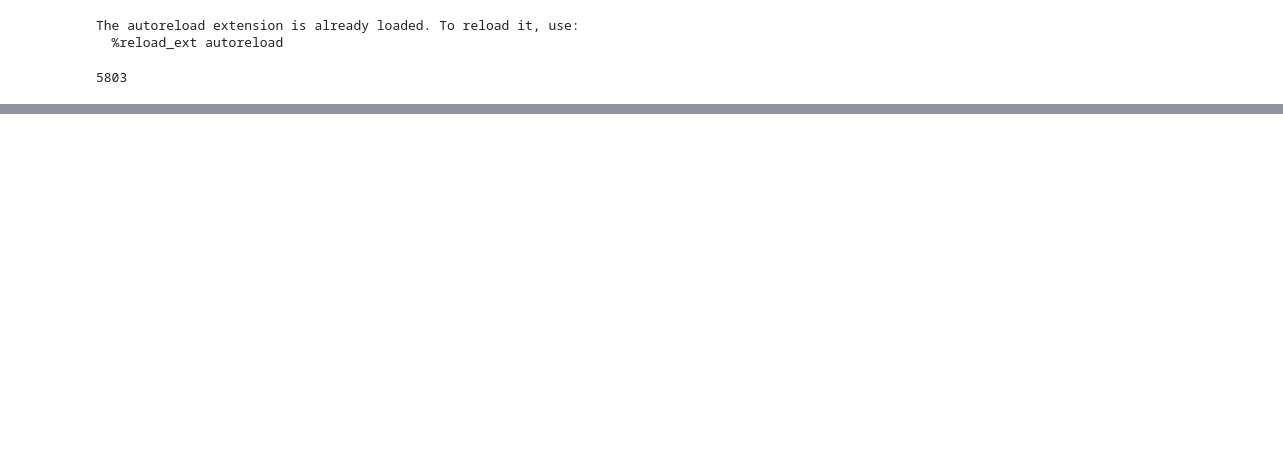
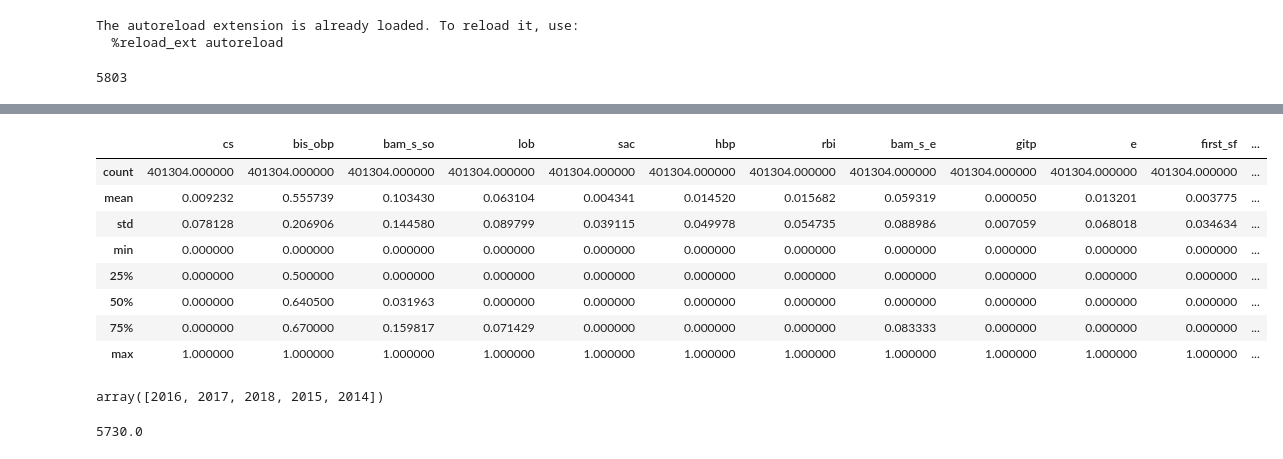
Before and after one commit to zaxcie/dfd, a Jupyter notebook: dfd/notebooks/1.0-kf-PredictRuns.ipynb, the cells around one changed output, grey strips where cells are left out. Saved outputs shown, nothing was run; the diff lists cells and outputs as text; code cells hidden in the pictures; blank space fills up the shorter version.

```diff
--- a/dfd/notebooks/1.0-kf-PredictRuns.ipynb
+++ b/dfd/notebooks/1.0-kf-PredictRuns.ipynb
@@ -37,0 +53,30 @@ X = np.nan_to_num(X)
+# %%
+df.describe()
+# %% [output]
+|  | cs | bis_obp | bam_s_so | lob | sac | hbp | rbi | bam_s_e | gitp | e | first_sf | ... |
+| count | 401304.000000 | 401304.000000 | 401304.000000 | 401304.000000 | 401304.000000 | 401304.000000 | 401304.000000 | 401304.000000 | 401304.000000 | 401304.000000 | 401304.000000 | ... |
+| mean | 0.009232 | 0.555739 | 0.103430 | 0.063104 | 0.004341 | 0.014520 | 0.015682 | 0.059319 | 0.000050 | 0.013201 | 0.003775 | ... |
+| std | 0.078128 | 0.206906 | 0.144580 | 0.089799 | 0.039115 | 0.049978 | 0.054735 | 0.088986 | 0.007059 | 0.068018 | 0.034634 | ... |
+| min | 0.000000 | 0.000000 | 0.000000 | 0.000000 | 0.000000 | 0.000000 | 0.000000 | 0.000000 | 0.000000 | 0.000000 | 0.000000 | ... |
+| 25% | 0.000000 | 0.500000 | 0.000000 | 0.000000 | 0.000000 | 0.000000 | 0.000000 | 0.000000 | 0.000000 | 0.000000 | 0.000000 | ... |
+| 50% | 0.000000 | 0.640500 | 0.031963 | 0.000000 | 0.000000 | 0.000000 | 0.000000 | 0.000000 | 0.000000 | 0.000000 | 0.000000 | ... |
+| 75% | 0.000000 | 0.670000 | 0.159817 | 0.071429 | 0.000000 | 0.000000 | 0.000000 | 0.083333 | 0.000000 | 0.000000 | 0.000000 | ... |
+| max | 1.000000 | 1.000000 | 1.000000 | 1.000000 | 1.000000 | 1.000000 | 1.000000 | 1.000000 | 1.000000 | 1.000000 | 1.000000 | ... |
+# %%
+df["date"].dt.year.unique()
+# %% [output]
+array([2016, 2017, 2018, 2015, 2014])
+# %%
+import numpy as np
+years = [2014, 2015, 2016]
+size_seq_th = 14
+
+freqs = list()
+
+for y in years:
+    player_ids = df[df["date"].dt.year == y]["id"].unique()
+    freqs.append(np.floor(df[df["date"].dt.year == y]["id"].value_counts() / size_seq_th))
+
+np.sum(freqs[1])
+# %% [output]
+5730.0
```
Also changed, not shown: parts of 13 cells of this notebook, 4 other files.
